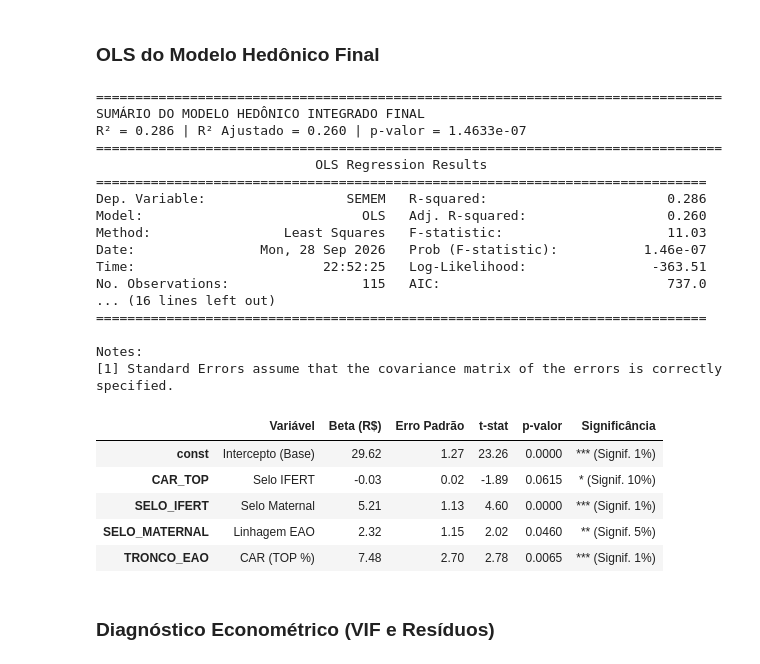
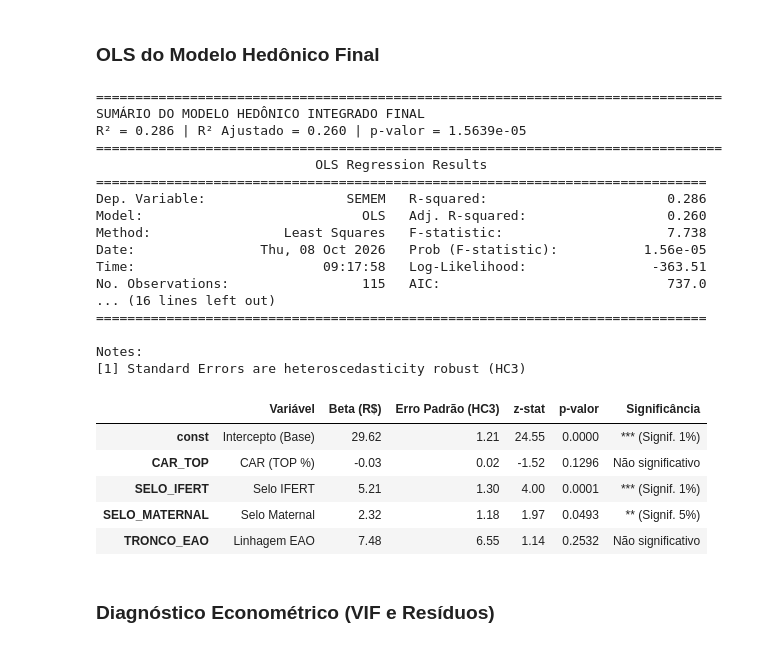
Before and after one commit to Sandro-IFTM/Rafael_Proj04, a Jupyter notebook: 13_multivariada_total.ipynb, the cells around one changed output. Drawn from its saved outputs; the diff is of its cells as text; code cells hidden in the pictures.

```diff
--- a/13_multivariada_total.ipynb
+++ b/13_multivariada_total.ipynb
@@ -65,15 +83,15 @@ BASE INTEGRADA PRONTA: N = 115 touros com DEPs, Selos e Linhagens
 # %% [markdown]
 ### Random Forest Global (Ranking de Importância de Todas as Dimensões)
 # %%
-features_rf = [
-    'CAR_TOP', 'MGTe_TOP', '3P_TOP', 'ACAB_TOP', 'AOL_TOP', 'STAY_TOP',
-    'SELO_IFERT', 'SELO_MATERNAL', 'SELO_CAR', 'SELO_CARCACA',
-    'TRONCO_EAO', 'TRONCO_REM', 'TRONCO_NAVIRAI'
-]
+features_rf = (
+    ['CAR_TOP', 'MGTe_TOP', '3P_TOP', 'ACAB_TOP', 'AOL_TOP', 'STAY_TOP']
+    + list(SELOS_MODELO.keys())
+    + list(troncos.keys())
+)
 
 df_rf_clean = df_integrado[features_rf + ['SEMEM']].dropna()
 
-rf = RandomForestRegressor(n_estimators=500, random_state=42)
+rf = RandomForestRegressor(n_estimators=500, random_state=42, max_features='sqrt')
 rf.fit(df_rf_clean[features_rf], df_rf_clean['SEMEM'])
 
 df_imp = pd.DataFrame({
@@ -137,15 +159,15 @@ y = df_integrado['SEMEM']
 
 # Modelo 1: Apenas Genética (CAR_TOP)
 X1 = sm.add_constant(df_integrado[['CAR_TOP']])
-m1 = sm.OLS(y, X1).fit()
+m1 = sm.OLS(y, X1).fit(cov_type='HC3')
 
 # Modelo 2: Genética + Selos Comerciais
 X2 = sm.add_constant(df_integrado[['CAR_TOP', 'SELO_IFERT', 'SELO_MATERNAL']])
-m2 = sm.OLS(y, X2).fit()
+m2 = sm.OLS(y, X2).fit(cov_type='HC3')
 
 # Modelo 3: Modelo Hedônico Global (Genética + Selos + Linhagem EAO)
 X3 = sm.add_constant(df_integrado[['CAR_TOP', 'SELO_IFERT', 'SELO_MATERNAL', 'TRONCO_EAO']])
-m3 = sm.OLS(y, X3).fit()
+m3 = sm.OLS(y, X3).fit(cov_type='HC3')
 
 tabela_modelos = pd.DataFrame([
     {
@@ -197,48 +219,56 @@ print("SUMÁRIO DO MODELO HEDÔNICO INTEGRADO FINAL")
 print(f"R² = {m3.rsquared:.3f} | R² Ajustado = {m3.rsquared_adj:.3f} | p-valor = {m3.f_pvalue:.4e}")
 print("=" * 80)
 print(m3.summary())
 
 # Tabela formatada dos coeficientes
+# Rótulos associados pelo NOME do parâmetro (antes a lista fixa ficava desalinhada da ordem dos coeficientes)
+rotulos = {
+    'const': 'Intercepto (Base)',
+    'CAR_TOP': 'CAR (TOP %)',
+    'SELO_IFERT': 'Selo IFERT',
+    'SELO_MATERNAL': 'Selo Maternal',
+    'TRONCO_EAO': 'Linhagem EAO',
+}
 df_coef = pd.DataFrame({
-    'Variável': ['Intercepto (Base)', 'Selo IFERT', 'Selo Maternal', 'Linhagem EAO', 'CAR (TOP %)'],
+    'Variável': [rotulos[i] for i in m3.params.index],
     'Beta (R$)': m3.params.values.round(2),
-    'Erro Padrão': m3.bse.values.round(2),
-    't-stat': m3.tvalues.round(2),
+    'Erro Padrão (HC3)': m3.bse.values.round(2),
+    'z-stat': m3.tvalues.values.round(2),
     'p-valor': m3.pvalues.values.round(4)
-})
+}, index=m3.params.index)
 
 def rotulo_p(p):
     if p < 0.01: return '*** (Signif. 1%)'
     if p < 0.05: return '** (Signif. 5%)'
     if p < 0.10: return '* (Signif. 10%)'
     return 'Não significativo'
 
 df_coef['Significância'] = df_coef['p-valor'].apply(rotulo_p)
 display(df_coef)
 # %% [output]
 ================================================================================
 SUMÁRIO DO MODELO HEDÔNICO INTEGRADO FINAL
-R² = 0.286 | R² Ajustado = 0.260 | p-valor = 1.4633e-07
+R² = 0.286 | R² Ajustado = 0.260 | p-valor = 1.5639e-05
 ================================================================================
                             OLS Regression Results
 ==============================================================================
 Dep. Variable:                  SEMEM   R-squared:                       0.286
 Model:                            OLS   Adj. R-squared:                  0.260
-Method:                 Least Squares   F-statistic:                     11.03
-Date:                Mon, 28 Sep 2026   Prob (F-statistic):           1.46e-07
-Time:                        22:52:25   Log-Likelihood:                -363.51
+Method:                 Least Squares   F-statistic:                     7.738
+Date:                Thu, 08 Oct 2026   Prob (F-statistic):           1.56e-05
+Time:                        09:17:58   Log-Likelihood:                -363.51
 No. Observations:                 115   AIC:                             737.0
 ... (16 lines left out)
 ==============================================================================
 
 Notes:
-[1] Standard Errors assume that the covariance matrix of the errors is correctly specified.
+[1] Standard Errors are heteroscedasticity robust (HC3)
-|  | Variável | Beta (R$) | Erro Padrão | t-stat | p-valor | Significância |
-| const | Intercepto (Base) | 29.62 | 1.27 | 23.26 | 0.0000 | *** (Signif. 1%) |
-| CAR_TOP | Selo IFERT | -0.03 | 0.02 | -1.89 | 0.0615 | * (Signif. 10%) |
-| SELO_IFERT | Selo Maternal | 5.21 | 1.13 | 4.60 | 0.0000 | *** (Signif. 1%) |
-| SELO_MATERNAL | Linhagem EAO | 2.32 | 1.15 | 2.02 | 0.0460 | ** (Signif. 5%) |
-| TRONCO_EAO | CAR (TOP %) | 7.48 | 2.70 | 2.78 | 0.0065 | *** (Signif. 1%) |
+|  | Variável | Beta (R$) | Erro Padrão (HC3) | z-stat | p-valor | Significância |
+| const | Intercepto (Base) | 29.62 | 1.21 | 24.55 | 0.0000 | *** (Signif. 1%) |
+| CAR_TOP | CAR (TOP %) | -0.03 | 0.02 | -1.52 | 0.1296 | Não significativo |
+| SELO_IFERT | Selo IFERT | 5.21 | 1.30 | 4.00 | 0.0001 | *** (Signif. 1%) |
+| SELO_MATERNAL | Selo Maternal | 2.32 | 1.18 | 1.97 | 0.0493 | ** (Signif. 5%) |
+| TRONCO_EAO | Linhagem EAO | 7.48 | 6.55 | 1.14 | 0.2532 | Não significativo |
 # %% [markdown]
 ### Diagnóstico Econométrico (VIF e Resíduos)
 # %%
```
Also changed, not shown: parts of 9 cells of this notebook, 11 other files.
